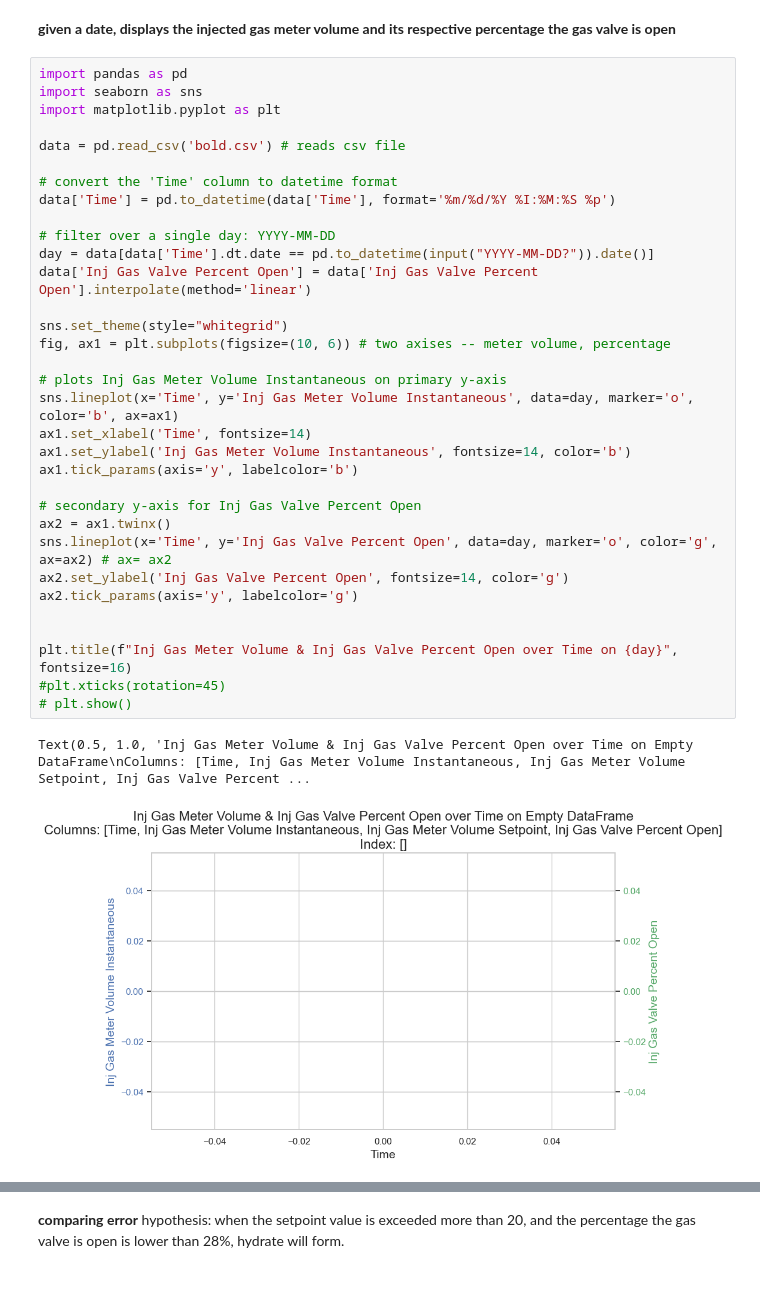
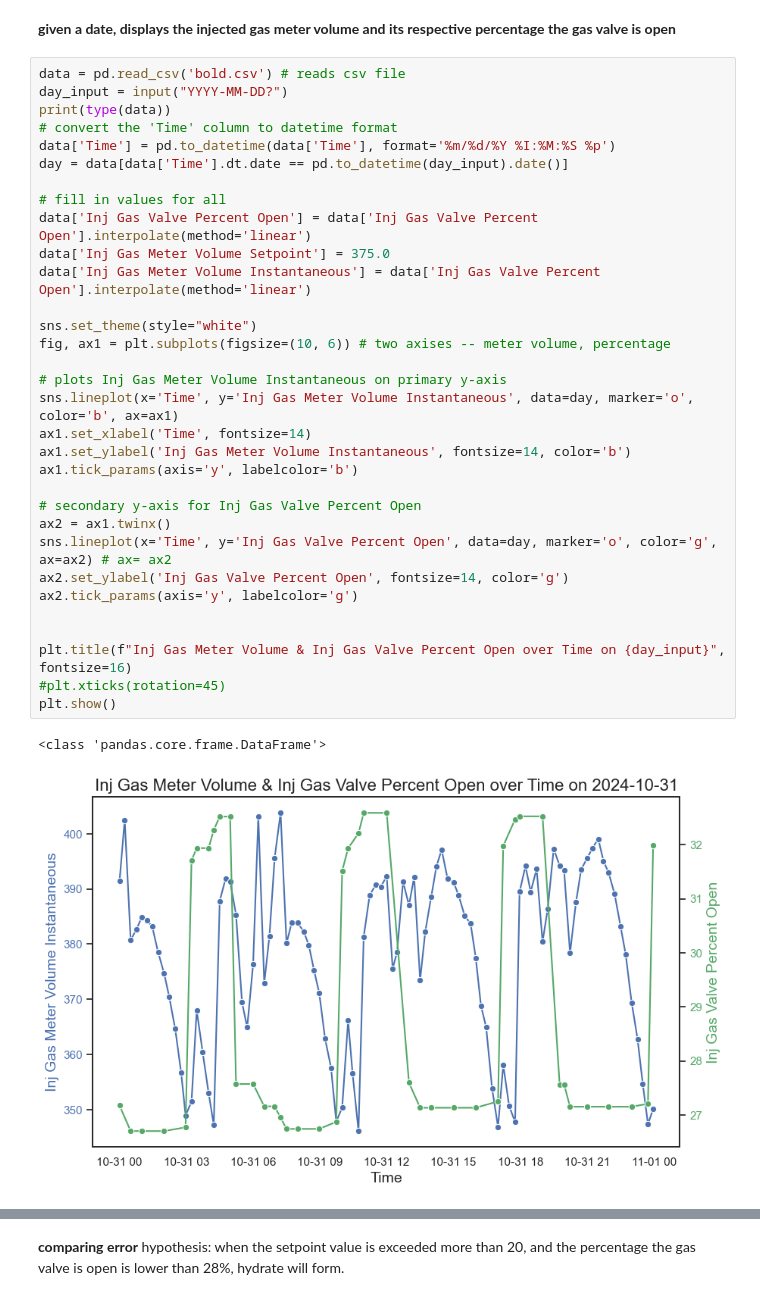
Before and after one commit to saanhub/HackUTD24, a Jupyter notebook: predictions_nb.ipynb, the cells around one changed output, grey strips where cells are left out. Cells and saved outputs as stored; diff of their text form.

```diff
--- a/predictions_nb.ipynb
+++ b/predictions_nb.ipynb
@@ -8,38 +9,37 @@ from sklearn.linear_model import LogisticRegression
 # %% [markdown]
 **given a date, displays the injected gas meter volume and its respective percentage the gas valve is open**
 # %%
-import pandas as pd
-import seaborn as sns
-import matplotlib.pyplot as plt
-
 data = pd.read_csv('bold.csv') # reads csv file
-
+day_input = input("YYYY-MM-DD?")
+print(type(data))
 # convert the 'Time' column to datetime format
 data['Time'] = pd.to_datetime(data['Time'], format='%m/%d/%Y %I:%M:%S %p')
+day = data[data['Time'].dt.date == pd.to_datetime(day_input).date()]
 
-# filter over a single day: YYYY-MM-DD
-day = data[data['Time'].dt.date == pd.to_datetime(input("YYYY-MM-DD?")).date()]
+# fill in values for all
 data['Inj Gas Valve Percent Open'] = data['Inj Gas Valve Percent Open'].interpolate(method='linear')
+data['Inj Gas Meter Volume Setpoint'] = 375.0
+data['Inj Gas Meter Volume Instantaneous'] = data['Inj Gas Valve Percent Open'].interpolate(method='linear')
 
-sns.set_theme(style="whitegrid")
+sns.set_theme(style="white")
 fig, ax1 = plt.subplots(figsize=(10, 6)) # two axises -- meter volume, percentage
 
 # plots Inj Gas Meter Volume Instantaneous on primary y-axis
 sns.lineplot(x='Time', y='Inj Gas Meter Volume Instantaneous', data=day, marker='o', color='b', ax=ax1)
 ax1.set_xlabel('Time', fontsize=14)
 ax1.set_ylabel('Inj Gas Meter Volume Instantaneous', fontsize=14, color='b')
 ax1.tick_params(axis='y', labelcolor='b')
 
 # secondary y-axis for Inj Gas Valve Percent Open
 ax2 = ax1.twinx()
 sns.lineplot(x='Time', y='Inj Gas Valve Percent Open', data=day, marker='o', color='g', ax=ax2) # ax= ax2
 ax2.set_ylabel('Inj Gas Valve Percent Open', fontsize=14, color='g')
 ax2.tick_params(axis='y', labelcolor='g')
 
 
-plt.title(f"Inj Gas Meter Volume & Inj Gas Valve Percent Open over Time on {day}", fontsize=16)
+plt.title(f"Inj Gas Meter Volume & Inj Gas Valve Percent Open over Time on {day_input}", fontsize=16)
 #plt.xticks(rotation=45)
-# plt.show()
+plt.show()
 # %% [output]
-Text(0.5, 1.0, 'Inj Gas Meter Volume & Inj Gas Valve Percent Open over Time on Empty DataFrame\nColumns: [Time, Inj Gas Meter Volume Instantaneous, Inj Gas Meter Volume Setpoint, Inj Gas Valve Percent ...
+<class 'pandas.core.frame.DataFrame'>
-[figure, old version]
+[figure, new version]
```
Also changed, not shown: parts of 4 cells of this notebook, 9 other files.
